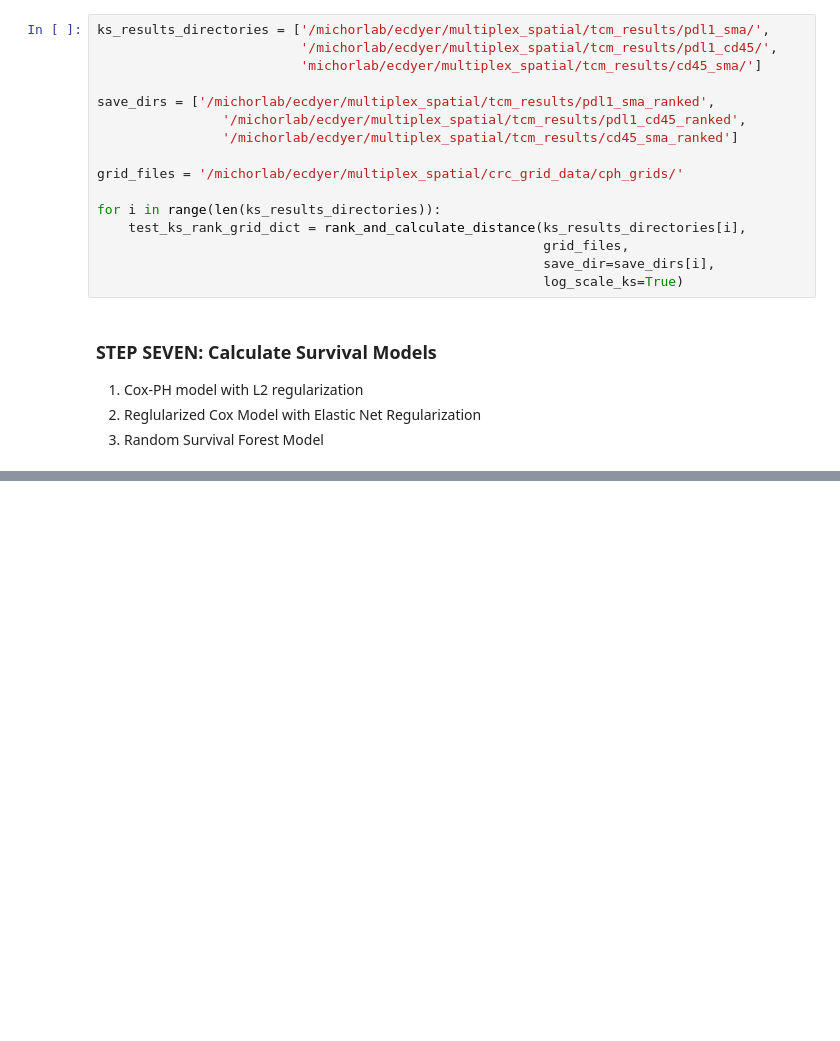
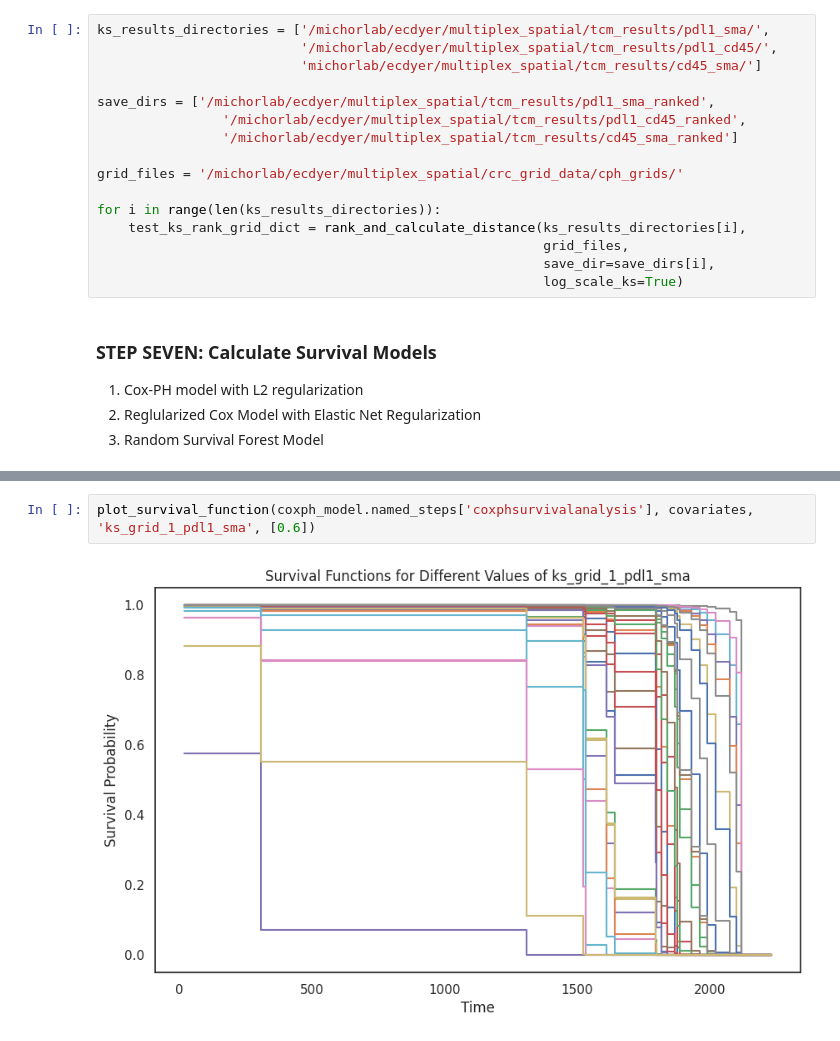
Before and after one commit to emmachancellor/ExtendedCorrelationFunctions_ECD, a Jupyter notebook: tcm_cph_model.ipynb, the cells around one changed output, grey strips where cells are left out. Drawn from its saved outputs; the diff is of its cells as text; blank space fills up the shorter version.

```diff
--- a/tcm_cph_model.ipynb
+++ b/tcm_cph_model.ipynb
@@ -328,0 +305,4 @@ distance_list: [['0.0'], ['28776.79830485364'], ['0.0'], ['0.0'], ['0.0'], ['0.0
+# %%
+plot_survival_function(coxph_model.named_steps['coxphsurvivalanalysis'], covariates, 'ks_grid_1_pdl1_sma', [0.6])
+# %% [output]
+[figure, added]
```
Also changed, not shown: parts of 13 cells of this notebook, 1 other file.
